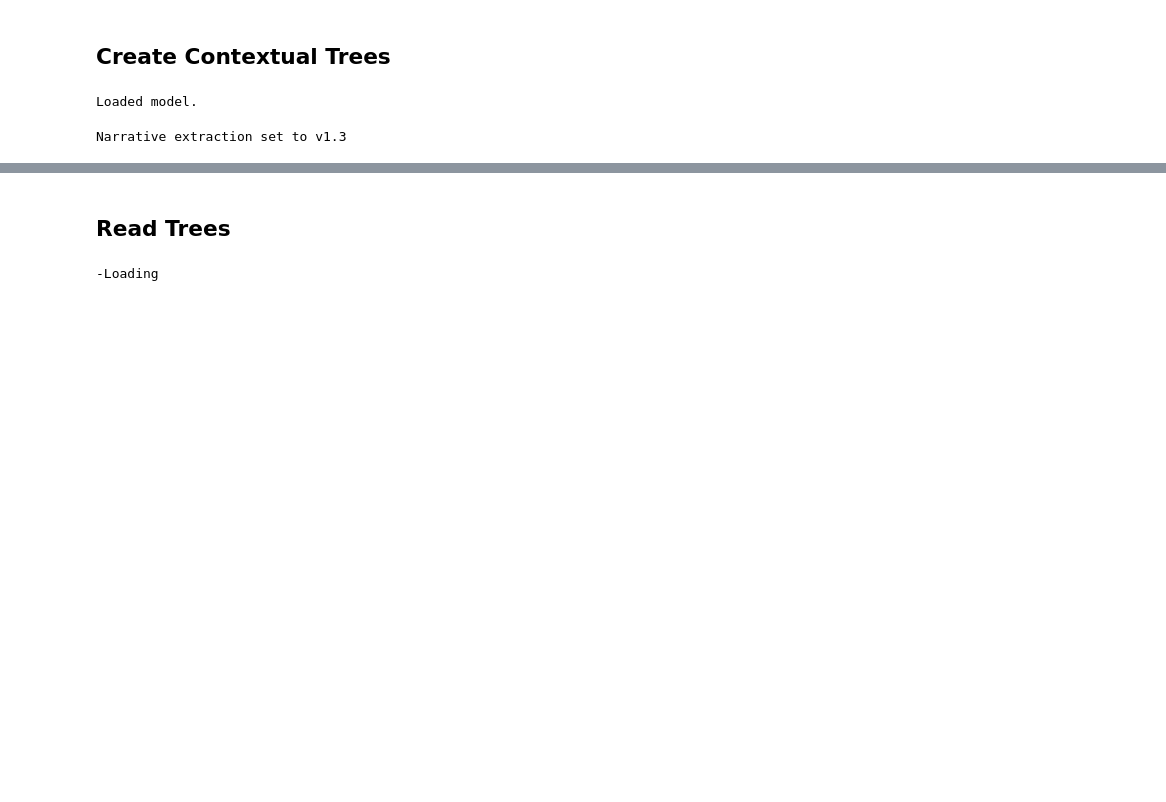
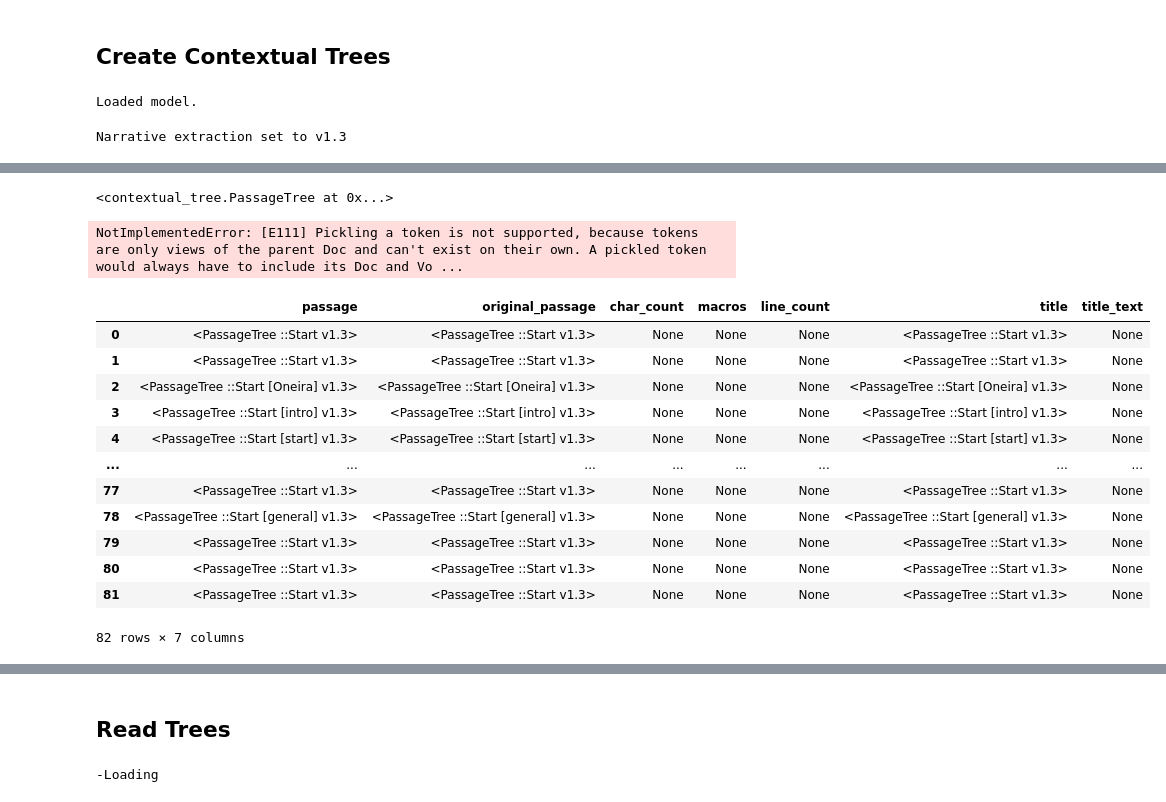
Before and after one commit to alex-calderwood/spindle, a Jupyter notebook: src/create_contextual_training_data.ipynb, the cells around one changed output, grey strips where cells are left out. Cells and saved outputs as stored; diff of their text form; code cells hidden in the pictures; blank space fills up the shorter version.

Commit message:
v1.3 is working. Model trained with events. Also, mocking tokens in order to pickle is working.

```diff
--- a/src/create_contextual_training_data.ipynb
+++ b/src/create_contextual_training_data.ipynb
@@ -362,7 +362,6 @@ import time
 # import analysis, contextual_tree, twee_utils
 # importlib.reload(twee_utils)
 # importlib.reload(analysis)
-# importlib.reload(contextual_tree)
 # from contextual_tree import PassageTree
 def create_tree(p):
 #     print(list(p))
@@ -375,7 +374,7 @@ def create_tree(p):
     return tree
 
 start = time.time()
-# trees = passages.groupby(level=0).agg(create_tree)
+trees = passages.groupby(level=0).agg(create_tree)
 time.sleep(1)
 end = time.time()
-print(f'Total time {end - start:.2f}')
+print(f'Total time {(end - start)/60:.0f}m {(end - start):.0f}s  ')
@@ -385,0 +415,7 @@ trees
+# %%
+importlib.reload(contextual_tree)
+small = trees.head(1)
+contextual_tree.convert_events_to_fake_token(small.passage.iloc[0, ])
+# trees.converted_tree = trees.passage.apply(lambda x: contextual_tree.convert_events_to_fake_token(x))
+# %% [output]
+<contextual_tree.PassageTree at 0x...>
@@ -385,0 +425,26 @@ trees
+# %%
+# import dill
+# trees.to_pickle('trees_1_3.pkl')
+# dill.dump(trees, open_file)
+import dill
+importlib.reload(dill)
+with open("trees_1_3.pkl", "wb") as dill_file:
+    dill.dump(trees, dill_file)
+# %% [output]
+NotImplementedError: [E111] Pickling a token is not supported, because tokens are only views of the parent Doc and can't exist on their own. A pickled token would always have to include its Doc and Vo ...
+# %%
+trees
+# %% [output]
+|  | passage | original_passage | char_count | macros | line_count | title | title_text |
+| 0 | <PassageTree ::Start v1.3> | <PassageTree ::Start v1.3> | None | None | None | <PassageTree ::Start v1.3> | None |
+| 1 | <PassageTree ::Start v1.3> | <PassageTree ::Start v1.3> | None | None | None | <PassageTree ::Start v1.3> | None |
+| 2 | <PassageTree ::Start [Oneira] v1.3> | <PassageTree ::Start [Oneira] v1.3> | None | None | None | <PassageTree ::Start [Oneira] v1.3> | None |
+| 3 | <PassageTree ::Start [intro] v1.3> | <PassageTree ::Start [intro] v1.3> | None | None | None | <PassageTree ::Start [intro] v1.3> | None |
+| 4 | <PassageTree ::Start [start] v1.3> | <PassageTree ::Start [start] v1.3> | None | None | None | <PassageTree ::Start [start] v1.3> | None |
+| ... | ... | ... | ... | ... | ... | ... | ... |
+| 77 | <PassageTree ::Start v1.3> | <PassageTree ::Start v1.3> | None | None | None | <PassageTree ::Start v1.3> | None |
+| 78 | <PassageTree ::Start [general] v1.3> | <PassageTree ::Start [general] v1.3> | None | None | None | <PassageTree ::Start [general] v1.3> | None |
+| 79 | <PassageTree ::Start v1.3> | <PassageTree ::Start v1.3> | None | None | None | <PassageTree ::Start v1.3> | None |
+| 80 | <PassageTree ::Start v1.3> | <PassageTree ::Start v1.3> | None | None | None | <PassageTree ::Start v1.3> | None |
+| 81 | <PassageTree ::Start v1.3> | <PassageTree ::Start v1.3> | None | None | None | <PassageTree ::Start v1.3> | None |
+82 rows × 7 columns
```
Also changed, not shown: parts of 13 cells of this notebook, 3 other files.
